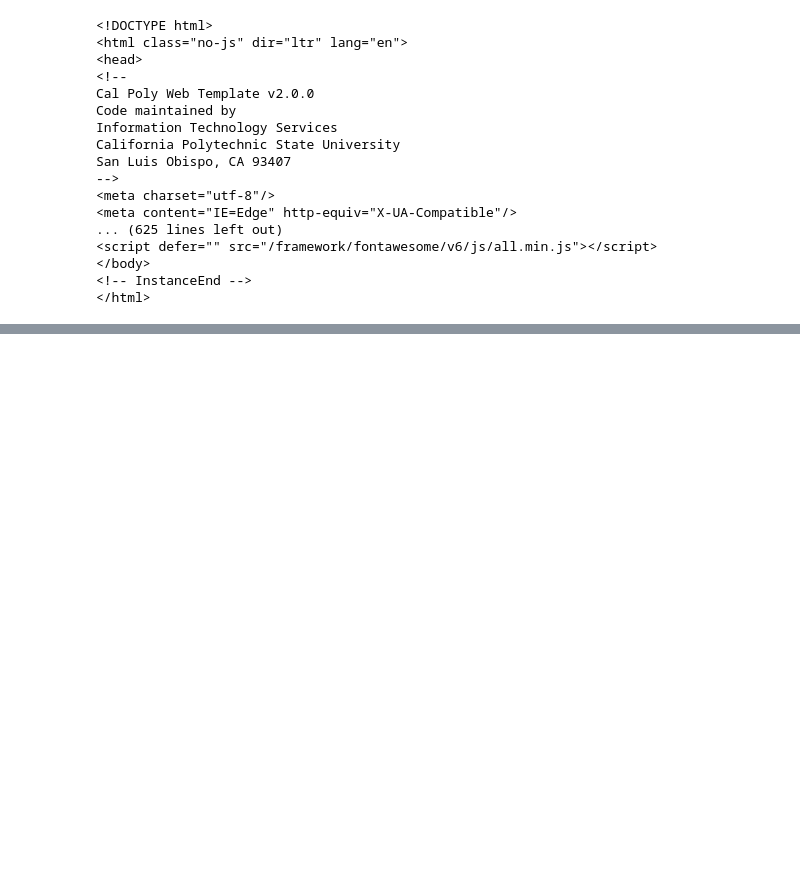
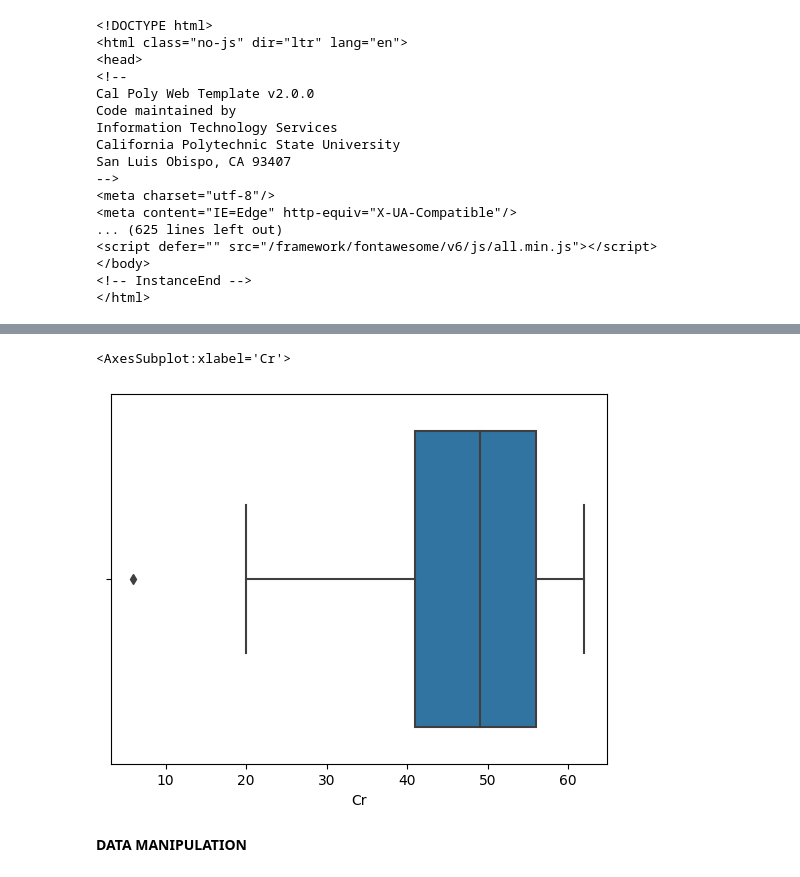
Before and after one commit to nalini25s/Data-Analytics, a Jupyter notebook: Python/Numpy and Pandas.ipynb, the cells around one changed output, grey strips where cells are left out. Saved outputs shown, nothing was run; the diff lists cells and outputs as text; code cells hidden in the pictures; blank space fills up the shorter version.

```diff
--- a/Python/Numpy and Pandas.ipynb
+++ b/Python/Numpy and Pandas.ipynb
@@ -168,0 +480,9 @@ San Luis Obispo, CA 93407
+# %%
+myfinaldataset = finaldata[finaldata["Cr"] <= maxol]
+# %%
+sns.boxplot(x=myfinaldataset["Cr"])
+# %% [output]
+<AxesSubplot:xlabel='Cr'>
+[figure, added]
+# %% [markdown]
+**DATA MANIPULATION**
```
Also changed, not shown: parts of 60 cells of this notebook.
